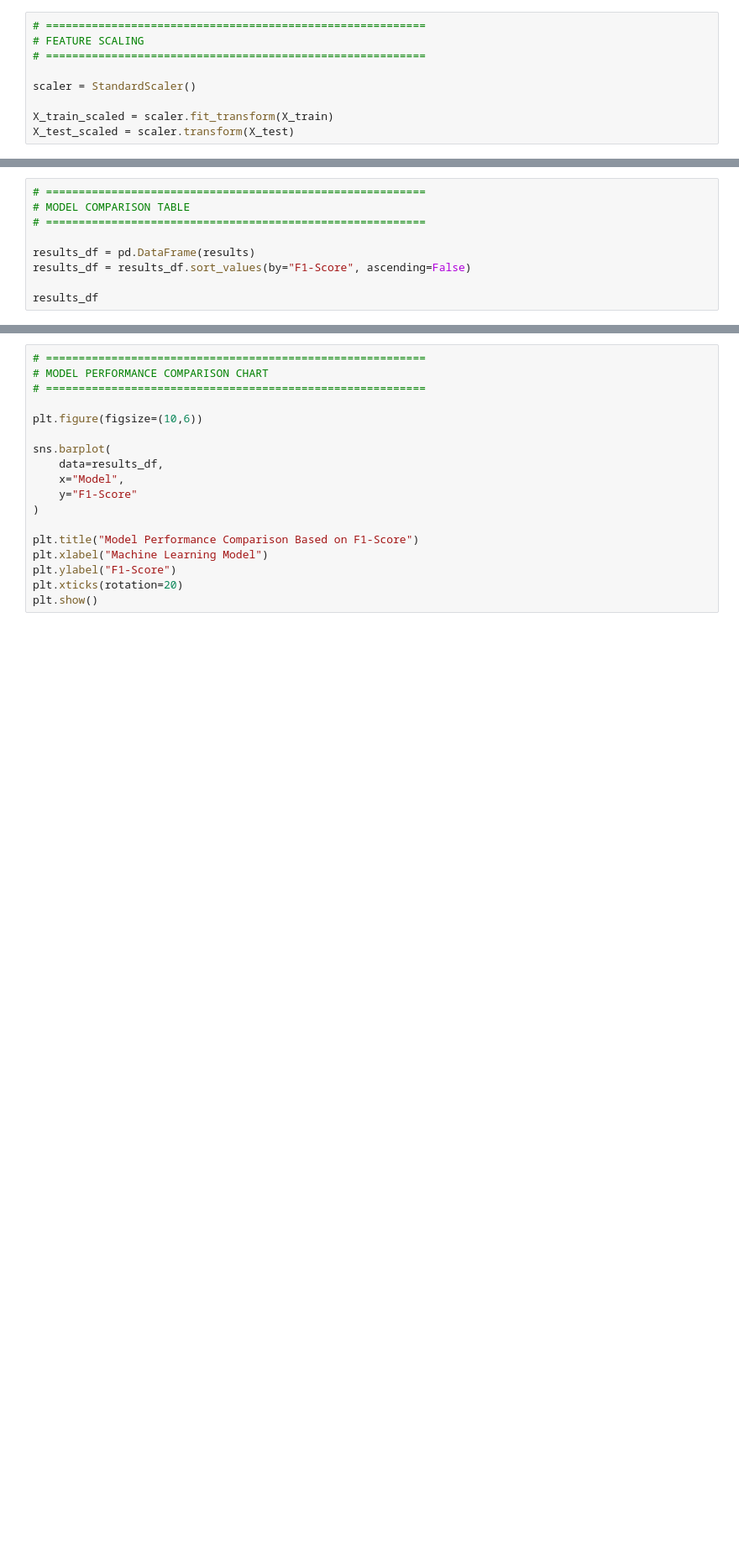
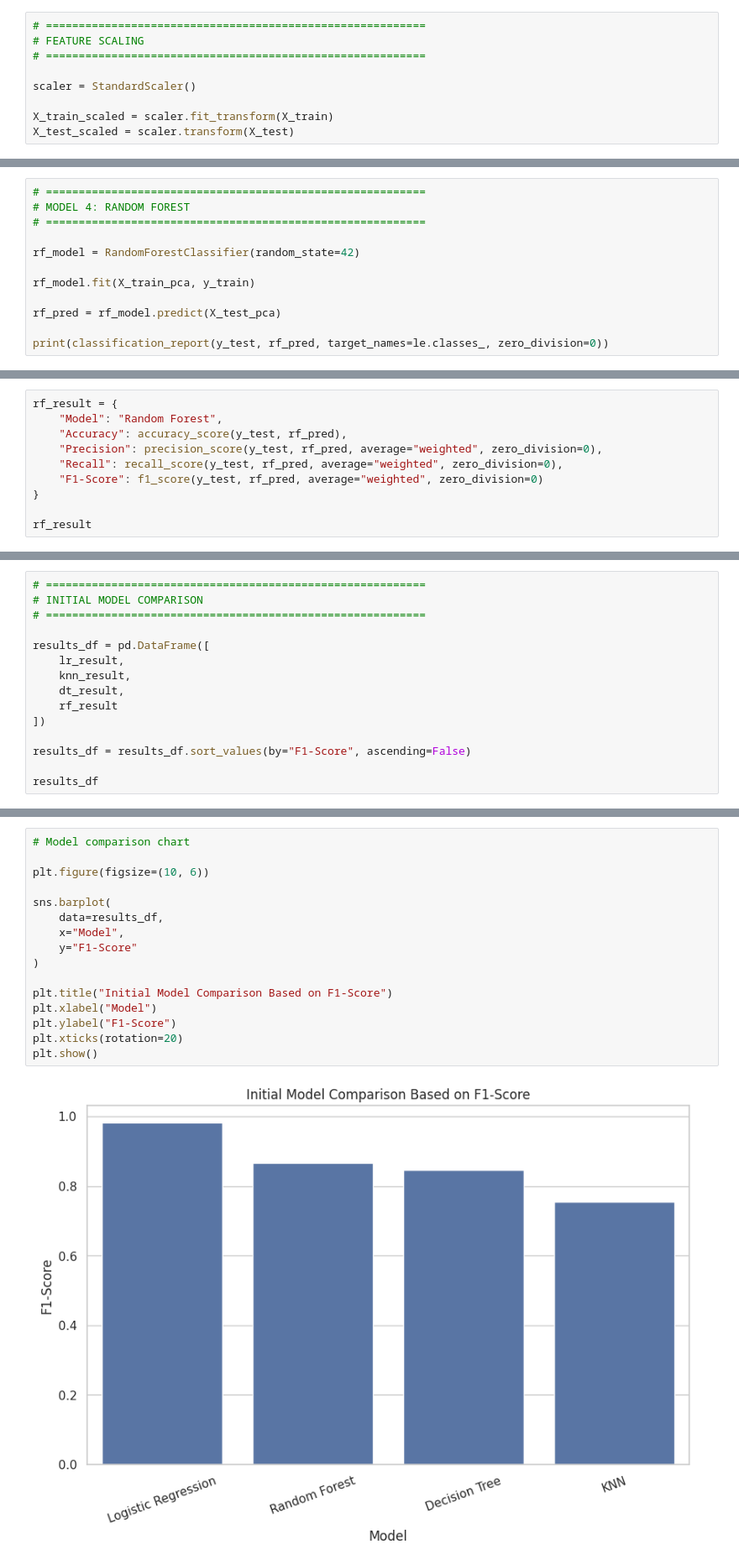
Before and after one commit to maybraniswe/Retail-Store-Sales-Analysis-and-Prediction, a Jupyter notebook: Retail_Store_Sales_Analysis_and_Prediction.ipynb, the cells around one changed output, grey strips where cells are left out. Shown at 84% size. Saved outputs shown, nothing was run; the diff lists cells and outputs as text; blank space fills up the shorter version.

```diff
--- a/Retail_Store_Sales_Analysis_and_Prediction.ipynb
+++ b/Retail_Store_Sales_Analysis_and_Prediction.ipynb
@@ -678,0 +903,12 @@ for name, model in models.items():
+# %%
+# ==========================================================
+# MODEL 4: RANDOM FOREST
+# ==========================================================
+
+rf_model = RandomForestClassifier(random_state=42)
+
+rf_model.fit(X_train_pca, y_train)
+
+rf_pred = rf_model.predict(X_test_pca)
+
+print(classification_report(y_test, rf_pred, target_names=le.classes_, zero_division=0))
@@ -678,0 +925,10 @@ for name, model in models.items():
+# %%
+rf_result = {
+    "Model": "Random Forest",
+    "Accuracy": accuracy_score(y_test, rf_pred),
+    "Precision": precision_score(y_test, rf_pred, average="weighted", zero_division=0),
+    "Recall": recall_score(y_test, rf_pred, average="weighted", zero_division=0),
+    "F1-Score": f1_score(y_test, rf_pred, average="weighted", zero_division=0)
+}
+
+rf_result
@@ -679,9 +941,15 @@ for name, model in models.items():
 # %%
 # ==========================================================
-# MODEL COMPARISON TABLE
+# INITIAL MODEL COMPARISON
 # ==========================================================
 
-results_df = pd.DataFrame(results)
+results_df = pd.DataFrame([
+    lr_result,
+    knn_result,
+    dt_result,
+    rf_result
+])
+
 results_df = results_df.sort_values(by="F1-Score", ascending=False)
 
 results_df
@@ -688,21 +962,21 @@ results_df
 # %%
-# ==========================================================
-# MODEL PERFORMANCE COMPARISON CHART
-# ==========================================================
+# Model comparison chart
 
-plt.figure(figsize=(10,6))
+plt.figure(figsize=(10, 6))
 
 sns.barplot(
     data=results_df,
     x="Model",
     y="F1-Score"
 )
 
-plt.title("Model Performance Comparison Based on F1-Score")
-plt.xlabel("Machine Learning Model")
+plt.title("Initial Model Comparison Based on F1-Score")
+plt.xlabel("Model")
 plt.ylabel("F1-Score")
 plt.xticks(rotation=20)
 plt.show()
+# %% [output]
+[figure, added]
 # %%
 # ==========================================================
 # CROSS-VALIDATION
```
Also changed, not shown: parts of 52 cells of this notebook.
